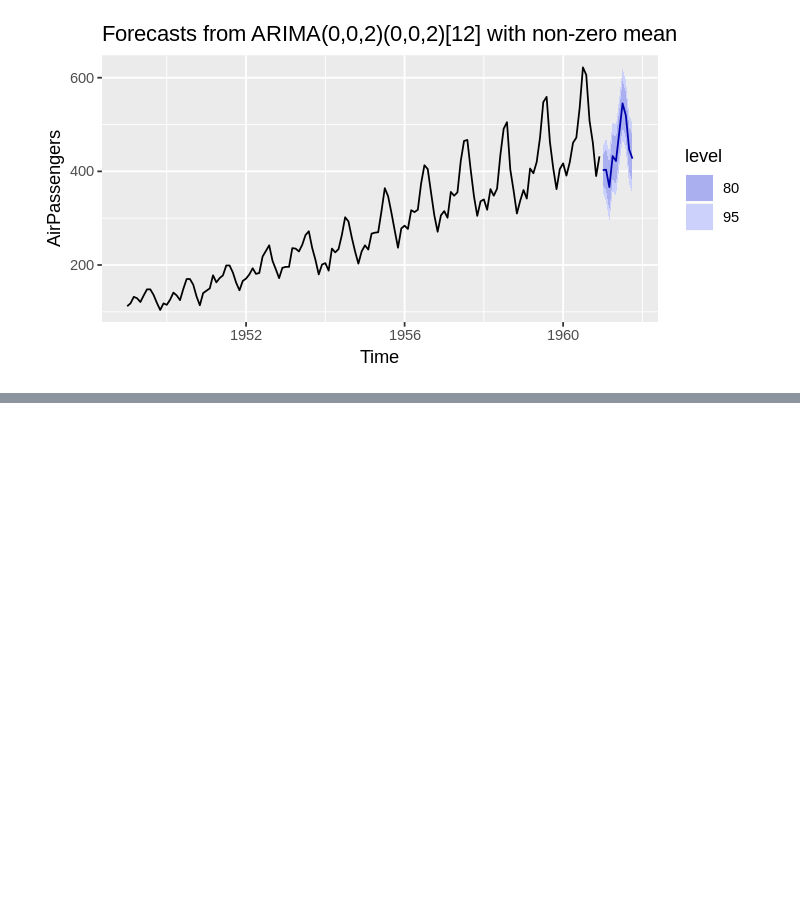
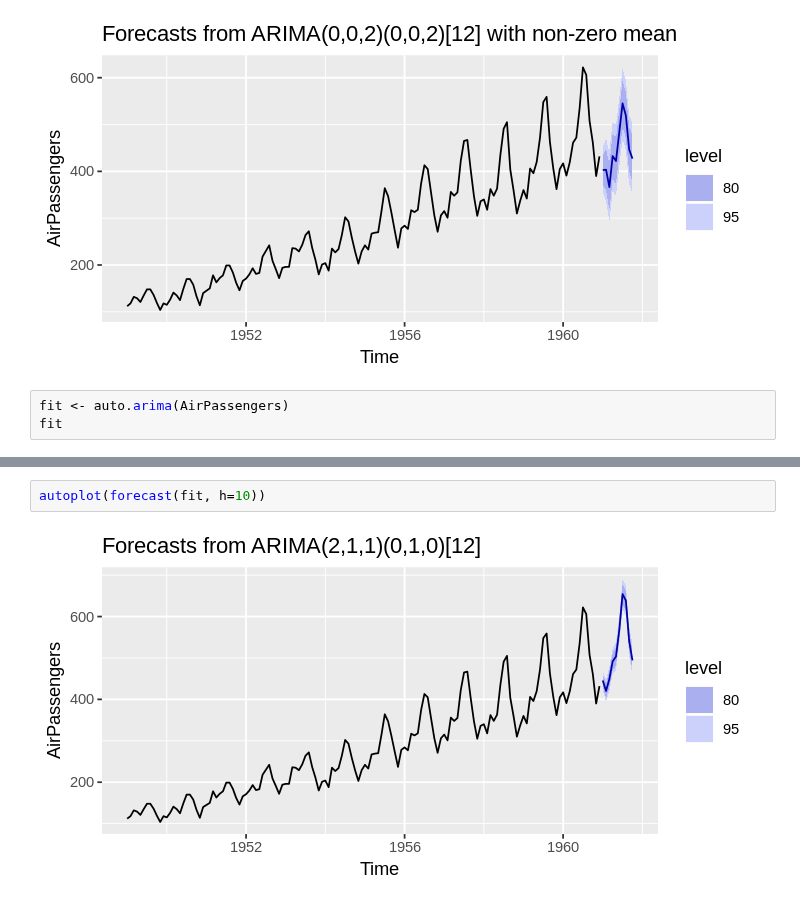
Before and after one commit to snowch-notes/statistics-old, a Jupyter notebook: timeseries_r/8_4_moving_average_models.ipynb, the cells around one changed output, grey strips where cells are left out. Cells and saved outputs as stored; diff of their text form; blank space fills up the shorter version.

```diff
--- a/timeseries_r/8_4_moving_average_models.ipynb
+++ b/timeseries_r/8_4_moving_average_models.ipynb
@@ -31,3 +31,6 @@ options(repr.plot.width=6, repr.plot.height=3)
 autoplot(forecast(fit, h=10))
 # %% [output]
 [figure]
+# %%
+fit <- auto.arima(AirPassengers)
+fit
@@ -33,0 +48,4 @@ autoplot(forecast(fit, h=10))
+# %%
+autoplot(forecast(fit, h=10))
+# %% [output]
+[figure, added]
```
Also changed, not shown: parts of 1 cell of this notebook, 1 other file.
